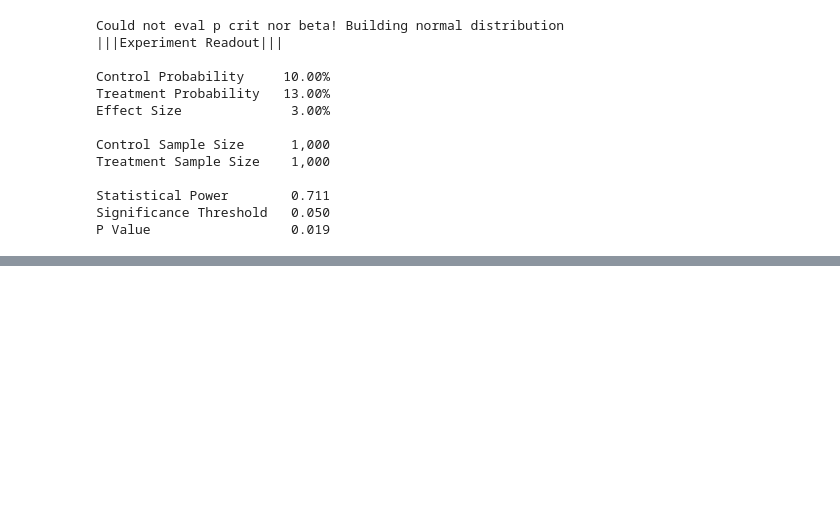
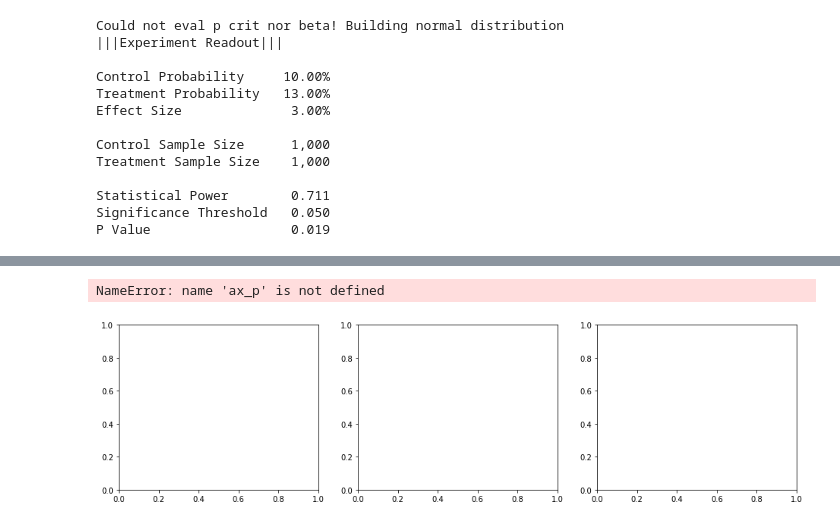
Before and after one commit to rmkeeler/statistical-significance-marketing, a Jupyter notebook: class-testing.ipynb, the cells around one changed output, grey strips where cells are left out. Cells and saved outputs as stored; diff of their text form; code cells hidden in the pictures; blank space fills up the shorter version.

```diff
--- a/class-testing.ipynb
+++ b/class-testing.ipynb
@@ -25,5 +24,3 @@ Treatment Sample Size    1,000
 Statistical Power        0.711
 Significance Threshold   0.050
 P Value                  0.019
-# %%
-fig_sample, ax_sample = experiment_post.plot_power_curve(show = True)
@@ -32,2 +26,0 @@ fig_sample, ax_sample = experiment_post.plot_power_curve(show = True)
-# %%
-fig_p, ax_p = experiment_post.plot_p(show = True)
@@ -36,2 +26,0 @@ fig_p, ax_p = experiment_post.plot_p(show = True)
-# %%
-fig_power, ax_power = experiment_post.plot_power(show = True)
@@ -39,0 +32,16 @@ fig_power, ax_power = experiment_post.plot_power(show = True)
+# %%
+fig = plt.figure(figsize = (16,4))
+ax1 = fig.add_subplot(1,3,1)
+ax2 = fig.add_subplot(1,3,2)
+ax3 = fig.add_subplot(1,3,3)
+
+for ax, ref in zip(fig.axes, [ax_p, ax_power, ax_sample]):
+    for line in ref.lines:
+        x = line.get_xdata()
+        y = line.get_ydata()
+        ax.plot(x, y)
+    ax.set_xlabel(ref.get_xlabel())
+    ax.set_ylabel(ref.get_ylabel())
+# %% [output]
+NameError: name 'ax_p' is not defined
+[figure, added]
```
Also changed, not shown: parts of 7 cells of this notebook, 2 other files.
